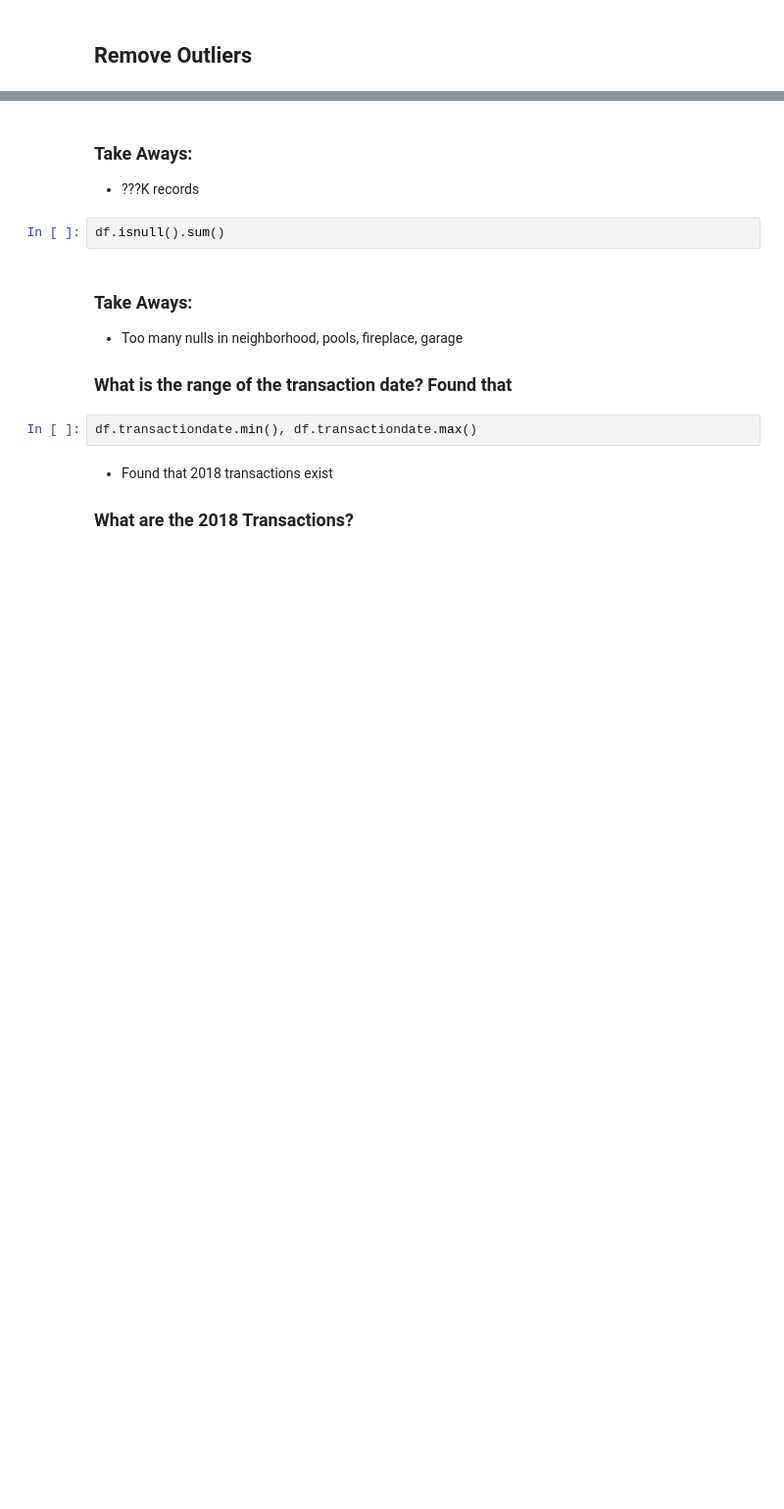
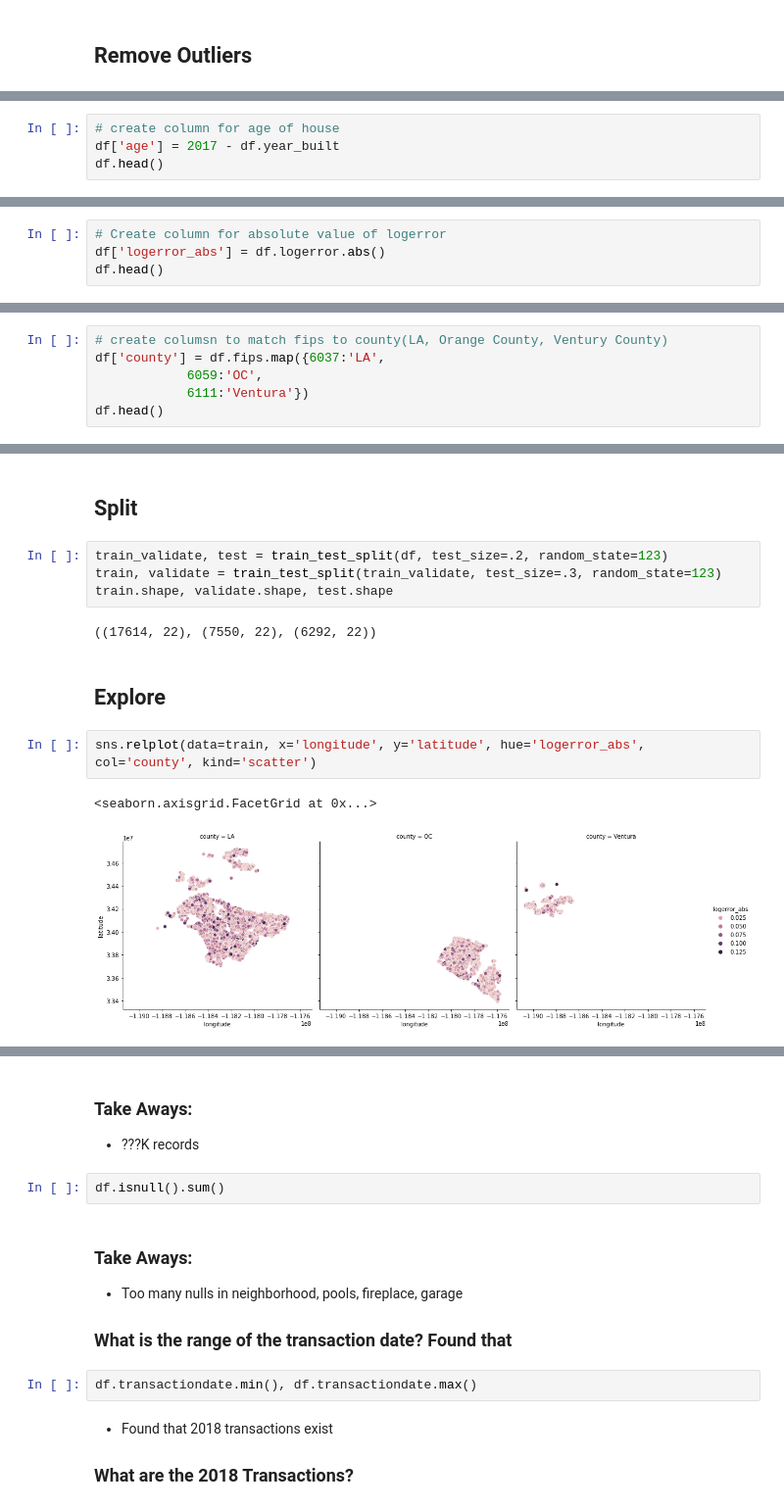
Before and after one commit to HopperTeam6/Zillow_Clustering_Project, a Jupyter notebook: zillow_clustering_project_kan.ipynb, the cells around one changed output, grey strips where cells are left out. Shown at 98% size. Drawn from its saved outputs; the diff is of its cells as text; blank space fills up the shorter version.

```diff
--- a/zillow_clustering_project_kan.ipynb
+++ b/zillow_clustering_project_kan.ipynb
@@ -998,0 +1016,4 @@ df.shape
+# %%
+# create column for age of house
+df['age'] = 2017 - df.year_built
+df.head()
@@ -998,0 +1027,4 @@ df.shape
+# %%
+# Create column for absolute value of logerror
+df['logerror_abs'] = df.logerror.abs()
+df.head()
@@ -998,0 +1039,6 @@ df.shape
+# %%
+# create columsn to match fips to county(LA, Orange County, Ventury County)
+df['county'] = df.fips.map({6037:'LA',
+            6059:'OC',
+            6111:'Ventura'})
+df.head()
@@ -998,0 +1073,15 @@ df.shape
+# %% [markdown]
+## Split
+# %%
+train_validate, test = train_test_split(df, test_size=.2, random_state=123)
+train, validate = train_test_split(train_validate, test_size=.3, random_state=123)
+train.shape, validate.shape, test.shape
+# %% [output]
+((17614, 22), (7550, 22), (6292, 22))
+# %% [markdown]
+## Explore
+# %%
+sns.relplot(data=train, x='longitude', y='latitude', hue='logerror_abs', col='county', kind='scatter')
+# %% [output]
+<seaborn.axisgrid.FacetGrid at 0x...>
+[figure, added]
```
Also changed, not shown: parts of 46 cells of this notebook.
